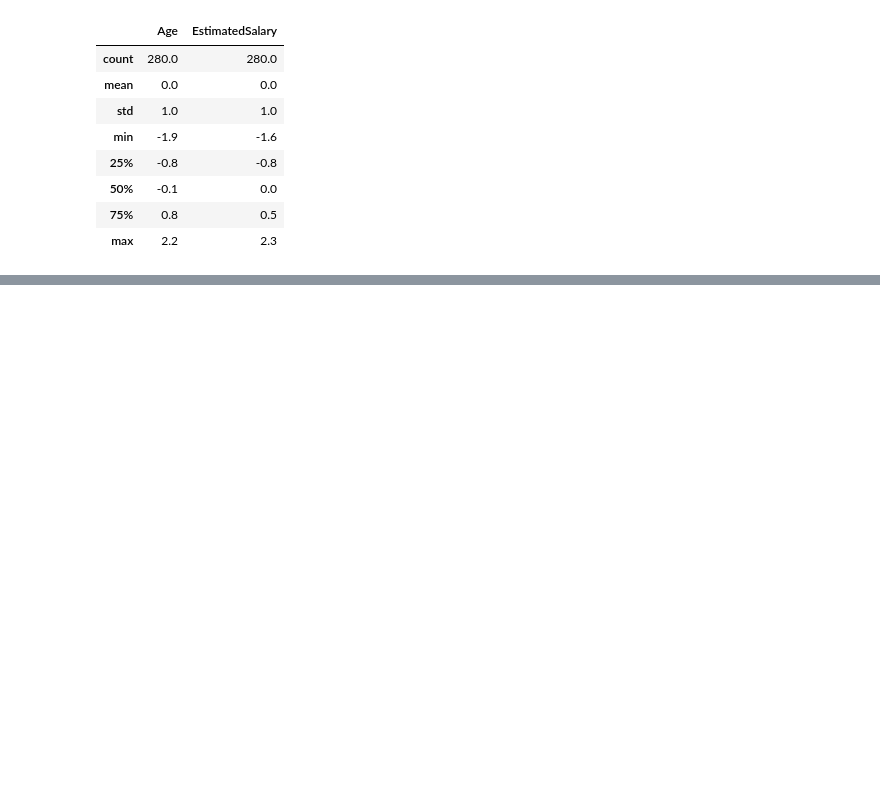
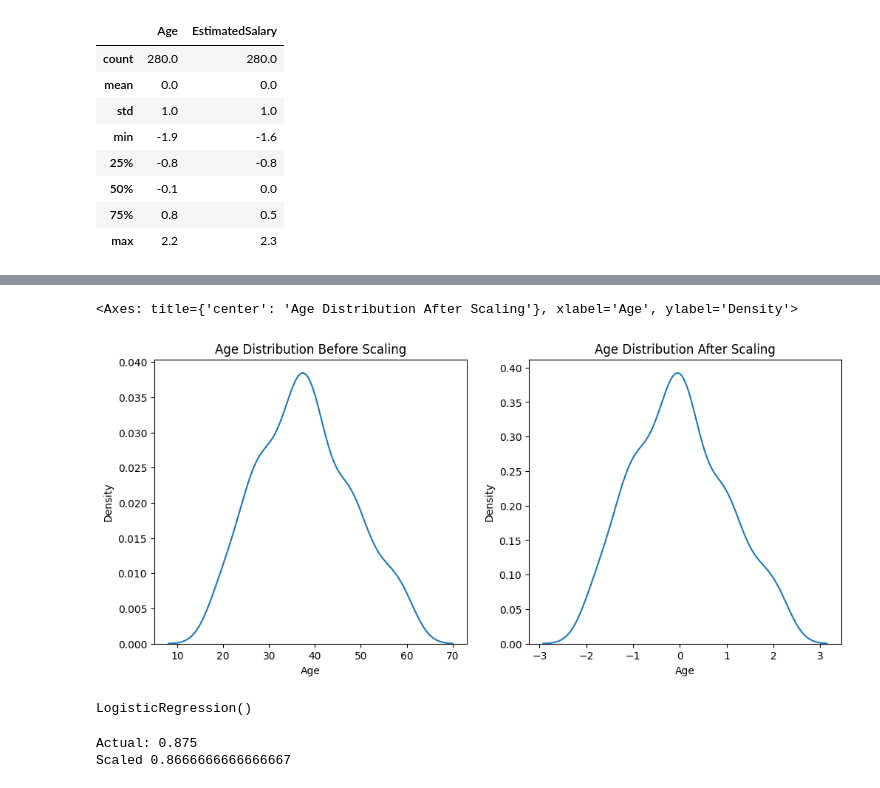
Before and after one commit to Mostafij-k/Feature_Engineering_Methods, a Jupyter notebook: Feature_Scaling_Standardization.ipynb, the cells around one changed output, grey strips where cells are left out. Saved outputs shown, nothing was run; the diff lists cells and outputs as text; code cells hidden in the pictures; blank space fills up the shorter version.

```diff
--- a/Feature_Scaling_Standardization.ipynb
+++ b/Feature_Scaling_Standardization.ipynb
@@ -148,0 +186,13 @@ np.round(X_train_scaled.describe(), 1)   # Age and Salary in same scale
+# %%
+# Individual Feature comparison
+fig,(ax1, ax2)=plt.subplots(ncols=2, figsize=(12,5))
+
+# Before scaling
+ax1.set_title('Age Distribution Before Scaling')
+sns.kdeplot(X_train['Age'], ax=ax1)
+# After Scaling
+ax2.set_title('Age Distribution After Scaling')
+sns.kdeplot(X_train_scaled['Age'], ax=ax2)
+# %% [output]
+<Axes: title={'center': 'Age Distribution After Scaling'}, xlabel='Age', ylabel='Density'>
+[figure, added]
@@ -148,0 +207,14 @@ np.round(X_train_scaled.describe(), 1)   # Age and Salary in same scale
+# %%
+# Prove by lgistic regression
+# Import liraries
+from sklearn.linear_model import LogisticRegression
+
+# Create object
+lr=LogisticRegression()
+lr_scaled=LogisticRegression()
+
+# Fit X_train and X_train_scaled
+lr.fit(X_train, y_train)
+lr_scaled.fit(X_train_scaled, y_train)
+# %% [output]
+LogisticRegression()
@@ -148,0 +225,8 @@ np.round(X_train_scaled.describe(), 1)   # Age and Salary in same scale
+# %%
+# Show the model accuracy
+from sklearn.metrics import accuracy_score
+print('Actual:', accuracy_score( y_test, y_pred))
+print('Scaled:', accuracy_score( y_test, y_pred_scaled))
+# %% [output]
+Actual: 0.875
+Scaled 0.8666666666666667
```
Also changed, not shown: parts of 15 cells of this notebook.
